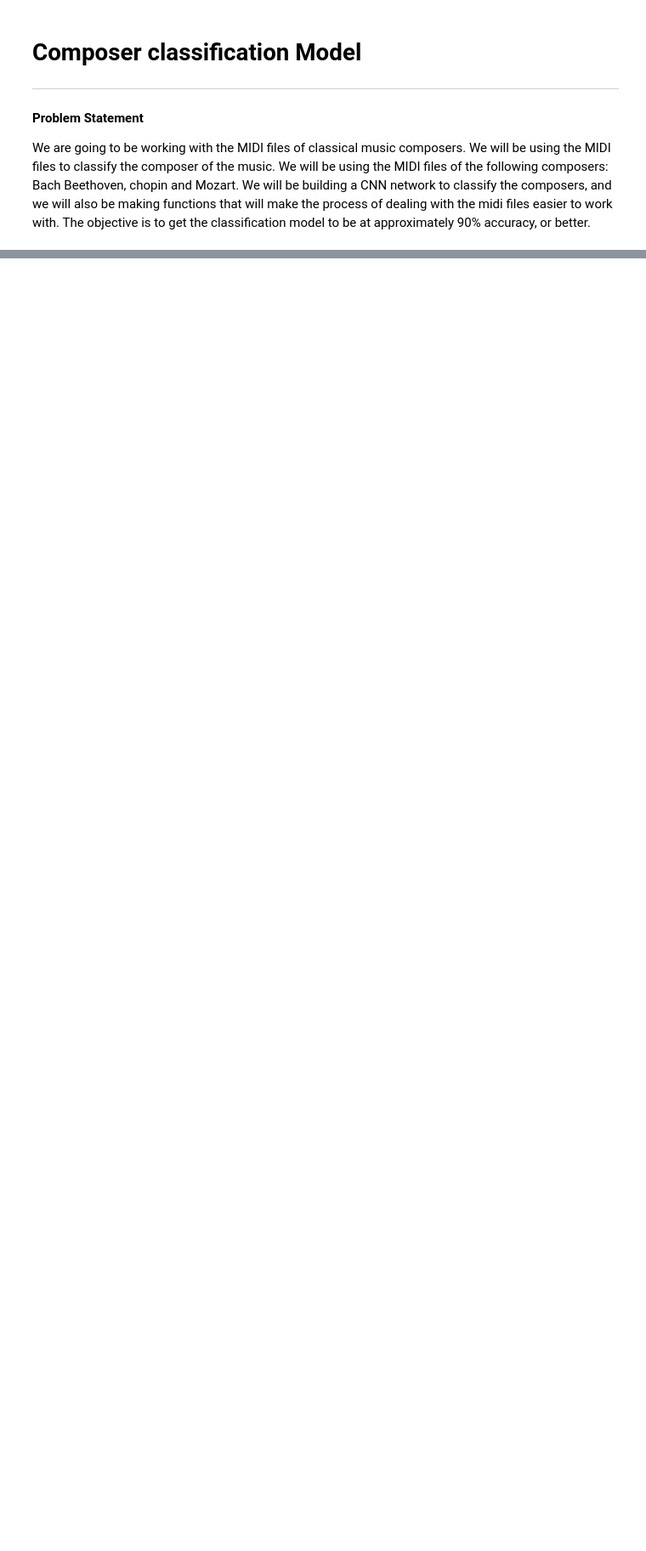
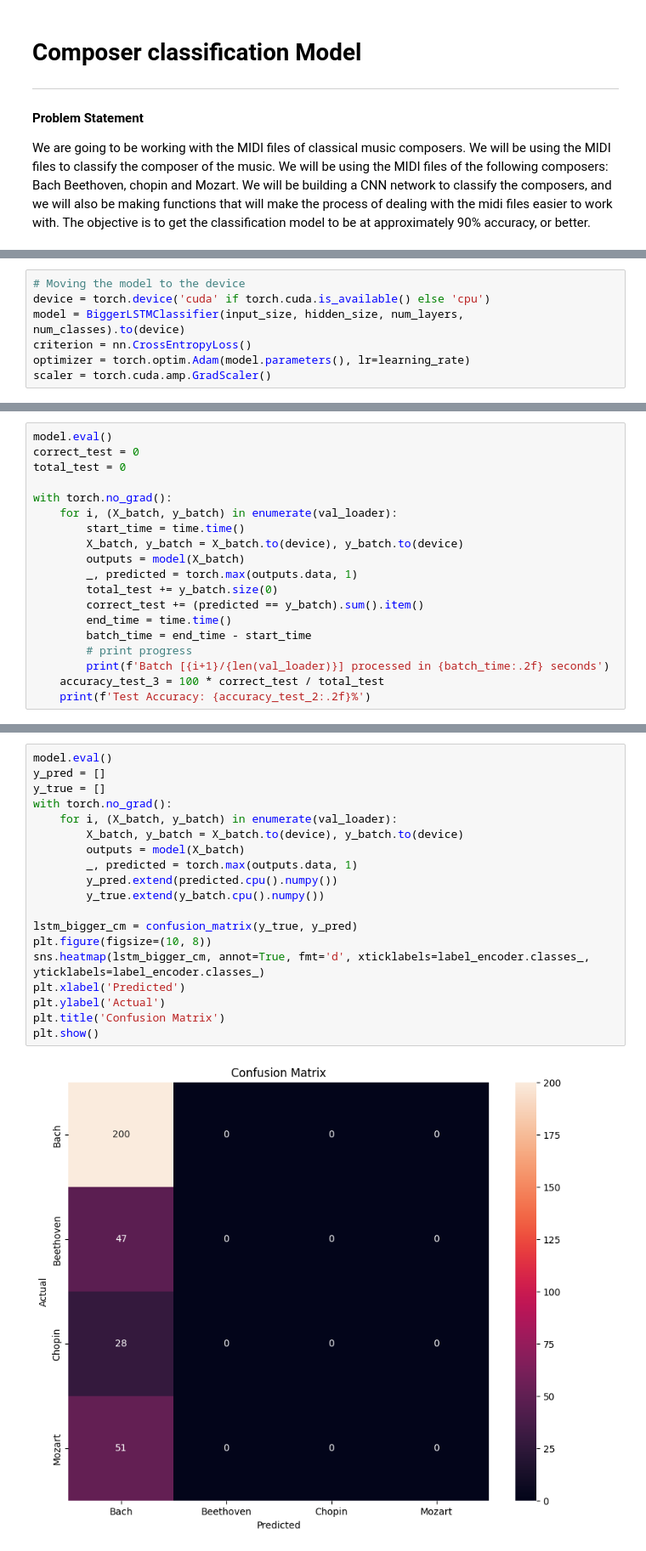
Before and after one commit to parchrist/aai-511_group1, a Jupyter notebook: pchristenson_notebook.ipynb, the cells around one changed output, grey strips where cells are left out. Shown at 85% size. Cells and saved outputs as stored; diff of their text form; blank space fills up the shorter version.

```diff
--- a/pchristenson_notebook.ipynb
+++ b/pchristenson_notebook.ipynb
@@ -177,0 +845,7 @@ model = progressive_training(X_train, y_train, X_test, y_test)
+# %%
+# Moving the model to the device
+device = torch.device('cuda' if torch.cuda.is_available() else 'cpu')
+model = BiggerLSTMClassifier(input_size, hidden_size, num_layers, num_classes).to(device)
+criterion = nn.CrossEntropyLoss()
+optimizer = torch.optim.Adam(model.parameters(), lr=learning_rate)
+scaler = torch.cuda.amp.GradScaler()
@@ -177,0 +937,19 @@ model = progressive_training(X_train, y_train, X_test, y_test)
+# %%
+model.eval()
+correct_test = 0
+total_test = 0
+
+with torch.no_grad():
+    for i, (X_batch, y_batch) in enumerate(val_loader):
+        start_time = time.time()
+        X_batch, y_batch = X_batch.to(device), y_batch.to(device)
+        outputs = model(X_batch)
+        _, predicted = torch.max(outputs.data, 1)
+        total_test += y_batch.size(0)
+        correct_test += (predicted == y_batch).sum().item()
+        end_time = time.time()
+        batch_time = end_time - start_time
+        # print progress
+        print(f'Batch [{i+1}/{len(val_loader)}] processed in {batch_time:.2f} seconds')
+    accuracy_test_3 = 100 * correct_test / total_test
+    print(f'Test Accuracy: {accuracy_test_2:.2f}%')
@@ -177,0 +969,21 @@ model = progressive_training(X_train, y_train, X_test, y_test)
+# %%
+model.eval()
+y_pred = []
+y_true = []
+with torch.no_grad():
+    for i, (X_batch, y_batch) in enumerate(val_loader):
+        X_batch, y_batch = X_batch.to(device), y_batch.to(device)
+        outputs = model(X_batch)
+        _, predicted = torch.max(outputs.data, 1)
+        y_pred.extend(predicted.cpu().numpy())
+        y_true.extend(y_batch.cpu().numpy())
+
+lstm_bigger_cm = confusion_matrix(y_true, y_pred)
+plt.figure(figsize=(10, 8))
+sns.heatmap(lstm_bigger_cm, annot=True, fmt='d', xticklabels=label_encoder.classes_, yticklabels=label_encoder.classes_)
+plt.xlabel('Predicted')
+plt.ylabel('Actual')
+plt.title('Confusion Matrix')
+plt.show()
+# %% [output]
+[figure, added]
```
Also changed, not shown: parts of 77 cells of this notebook, 9 other files.
